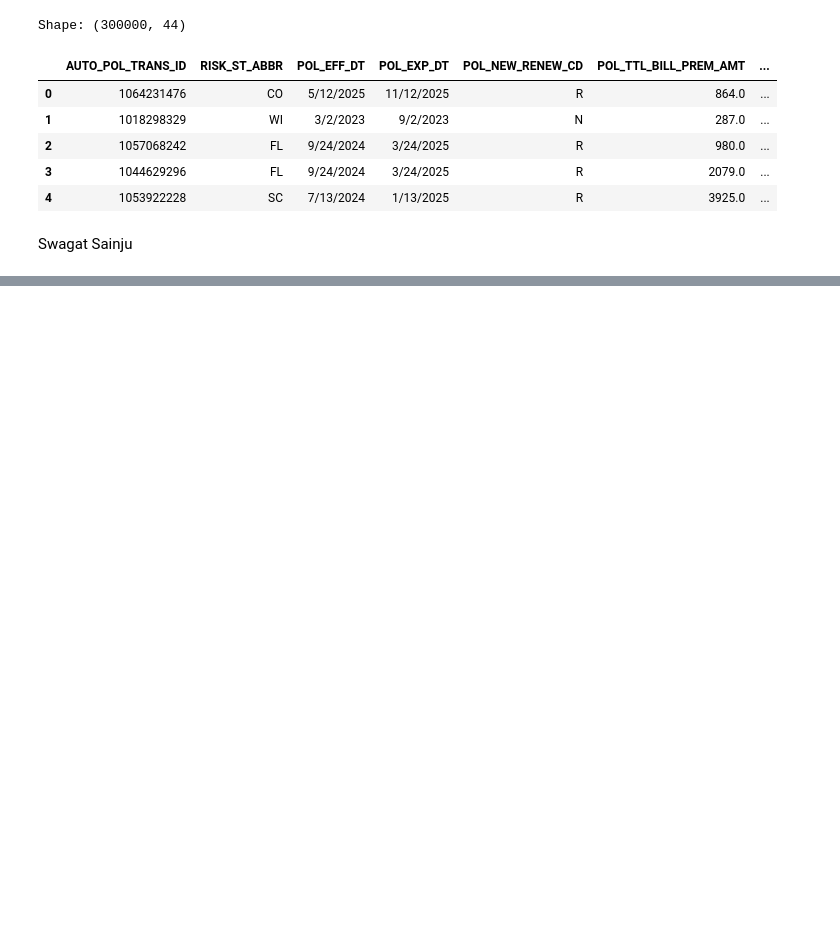
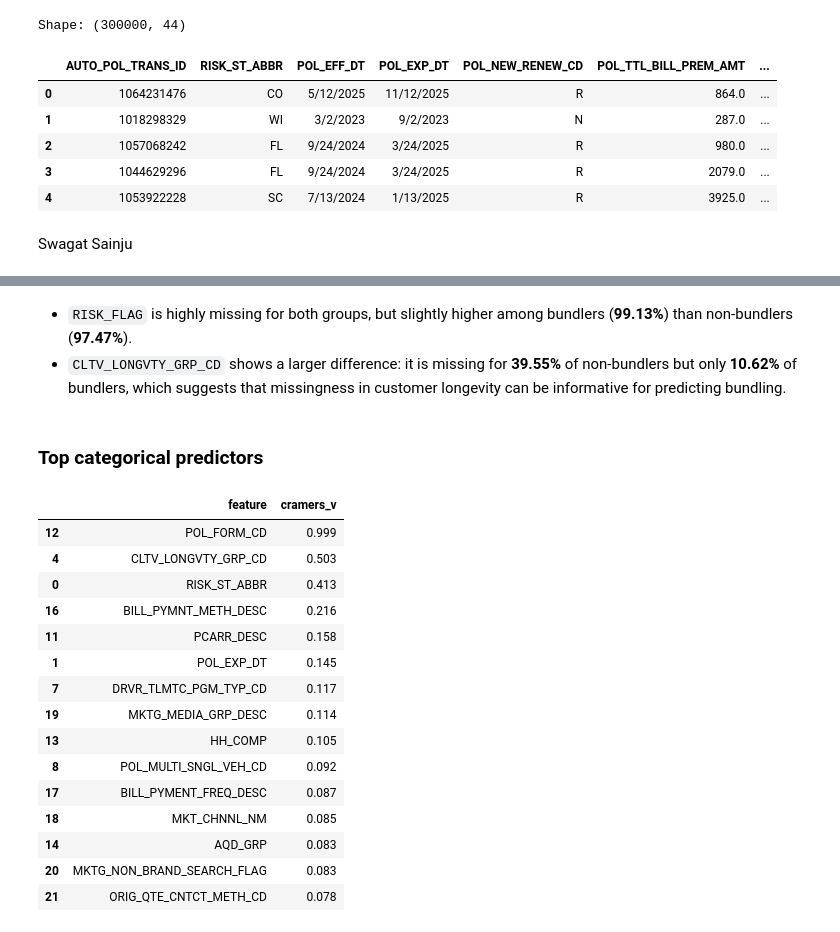
Before and after one commit to BrendanMeyler1/GRAD_5800_The_Hartford_Group_1, a Jupyter notebook: group_1_collab_notebook.ipynb, the cells around one changed output, grey strips where cells are left out. Cells and saved outputs as stored; diff of their text form; code cells hidden in the pictures; blank space fills up the shorter version.

```diff
--- a/group_1_collab_notebook.ipynb
+++ b/group_1_collab_notebook.ipynb
@@ -52,0 +141,56 @@ Swagat Sainju
+# %% [markdown]
+- `RISK_FLAG` is highly missing for both groups, but slightly higher among bundlers (**99.13%**) than non-bundlers (**97.47%**).
+- `CLTV_LONGVTY_GRP_CD` shows a larger difference: it is missing for **39.55%** of non-bundlers but only **10.62%** of bundlers, which suggests that missingness in customer longevity can be informative for predicting bundling.
+# %% [markdown]
+### Top categorical predictors
+# %%
+# Top categorical predictors using Cramér’s V
+
+import pandas as pd
+import numpy as np
+from scipy.stats import chi2_contingency
+
+def cramers_v(x, y):
+    confusion_matrix = pd.crosstab(x, y)
+
+    if confusion_matrix.shape[0] < 2 or confusion_matrix.shape[1] < 2:
+        return np.nan
+
+    chi2 = chi2_contingency(confusion_matrix)[0]
+    n = confusion_matrix.sum().sum()
+    r, k = confusion_matrix.shape
+
+    return np.sqrt((chi2 / n) / min(k - 1, r - 1))
+
+categorical_cols = df.select_dtypes(include=["object", "category"]).columns
+categorical_cols = [col for col in categorical_cols if col != target]
+
+cramers_results = []
+
+for col in categorical_cols:
+    v = cramers_v(df[col].fillna("Missing"), df[target])
+    cramers_results.append({
+        "feature": col,
+        "cramers_v": round(v, 3)
+    })
+
+cramers_df = pd.DataFrame(cramers_results).sort_values("cramers_v", ascending=False)
+
+cramers_df.head(15)
+# %% [output]
+|  | feature | cramers_v |
+| 12 | POL_FORM_CD | 0.999 |
+| 4 | CLTV_LONGVTY_GRP_CD | 0.503 |
+| 0 | RISK_ST_ABBR | 0.413 |
+| 16 | BILL_PYMNT_METH_DESC | 0.216 |
+| 11 | PCARR_DESC | 0.158 |
+| 1 | POL_EXP_DT | 0.145 |
+| 7 | DRVR_TLMTC_PGM_TYP_CD | 0.117 |
+| 19 | MKTG_MEDIA_GRP_DESC | 0.114 |
+| 13 | HH_COMP | 0.105 |
+| 8 | POL_MULTI_SNGL_VEH_CD | 0.092 |
+| 17 | BILL_PYMENT_FREQ_DESC | 0.087 |
+| 18 | MKT_CHNNL_NM | 0.085 |
+| 14 | AQD_GRP | 0.083 |
+| 20 | MKTG_NON_BRAND_SEARCH_FLAG | 0.083 |
+| 21 | ORIG_QTE_CNTCT_METH_CD | 0.078 |
```
Also changed, not shown: parts of 26 cells of this notebook.
